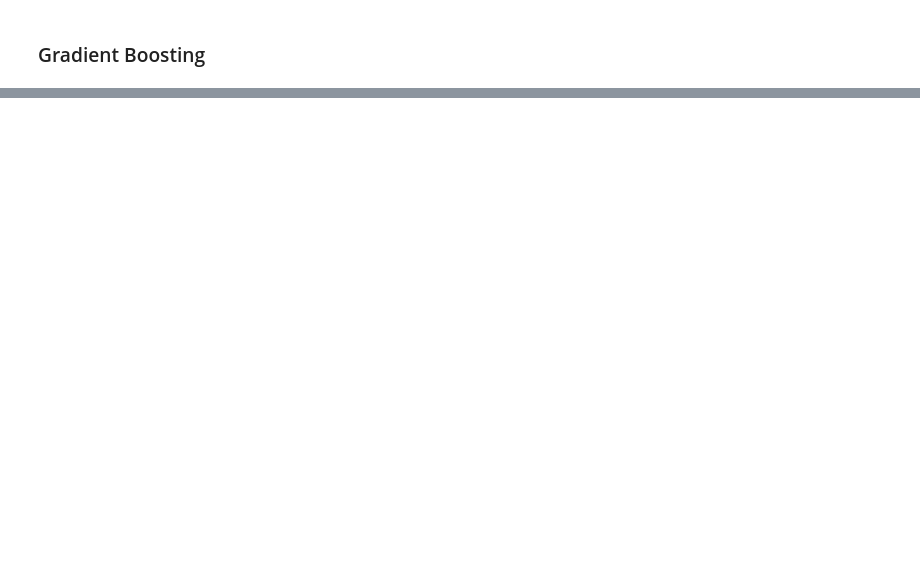
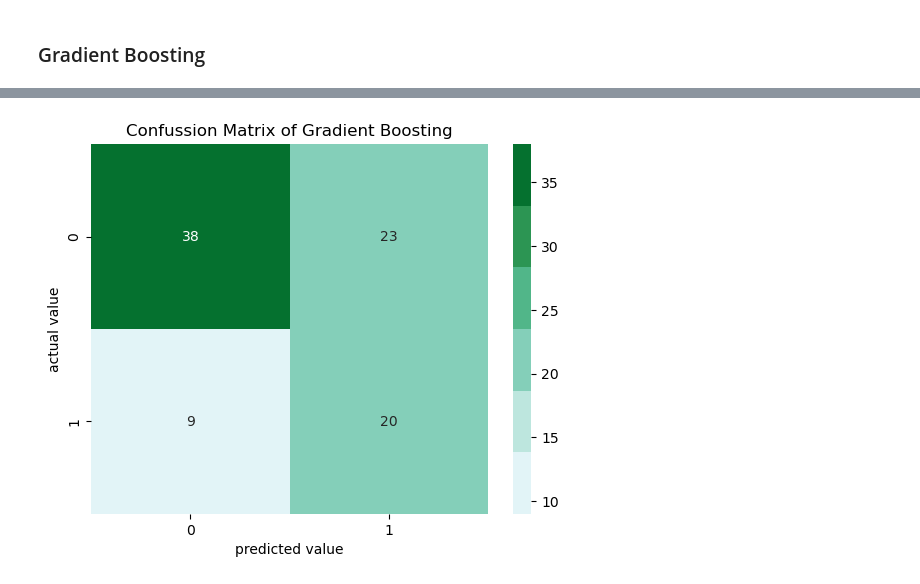
Before and after one commit to enthokz/Prediction-Model-Exercise, a Jupyter notebook: Heart Failure Predict/Prediction_model_heart_disease_2.ipynb, the cells around one changed output, grey strips where cells are left out. Saved outputs shown, nothing was run; the diff lists cells and outputs as text; code cells hidden in the pictures; blank space fills up the shorter version.

```diff
--- a/Heart Failure Predict/Prediction_model_heart_disease_2.ipynb
+++ b/Heart Failure Predict/Prediction_model_heart_disease_2.ipynb
@@ -493,0 +541,12 @@ Running time: 12.21 second
+# %%
+# Confussion Matrix
+
+cunfus= confusion_matrix(y_test,y_pred_gb)
+sns.heatmap(cunfus, annot=True, cmap=sns.color_palette('BuGn'))
+plt.title('Confussion Matrix of Gradient Boosting')
+plt.xlabel('predicted value')
+plt.ylabel('actual value')
+
+plt.show()
+# %% [output]
+[figure, added]
```
Also changed, not shown: parts of 13 cells of this notebook.
